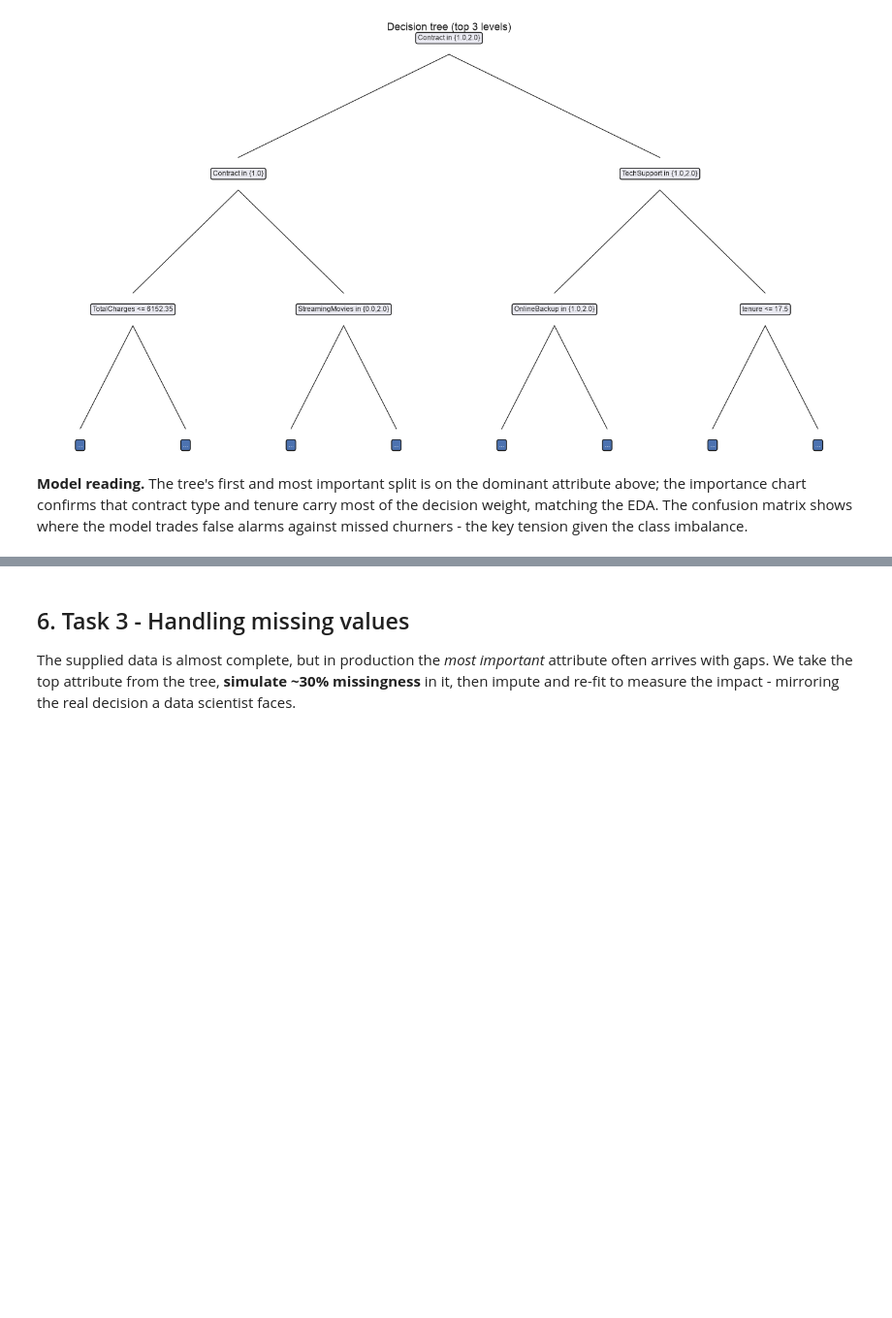
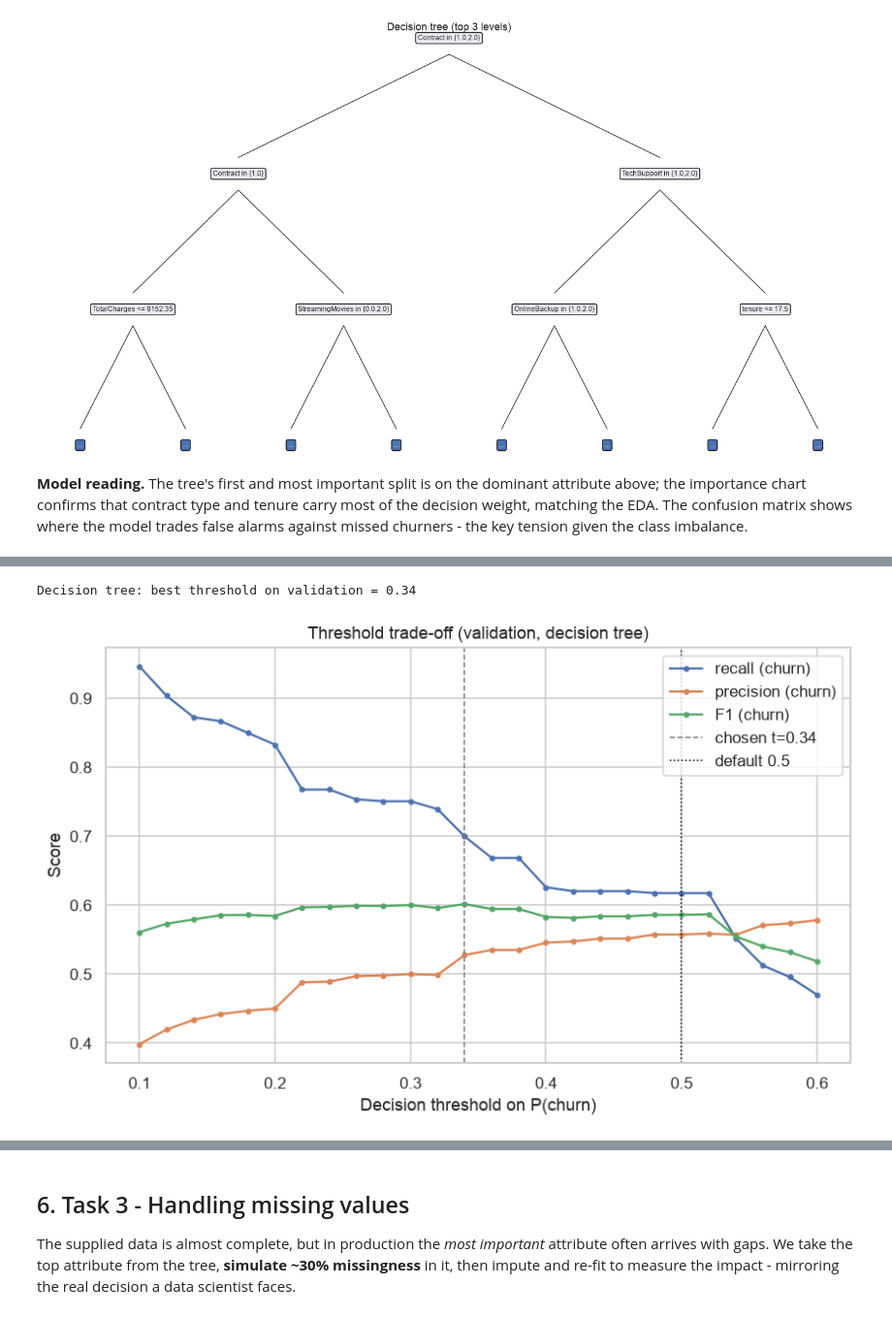
Before and after one commit to lfariabr/masters-swe-ai, a Jupyter notebook: 2026-T2/BDA/assignments/Assessment2/notebook/BDA601FariaLuis_Assessment2.ipynb, the cells around one changed output, grey strips where cells are left out. Shown at 97% size. Saved outputs shown, nothing was run; the diff lists cells and outputs as text; code cells hidden in the pictures; blank space fills up the shorter version.

```diff
--- a/2026-T2/BDA/assignments/Assessment2/notebook/BDA601FariaLuis_Assessment2.ipynb
+++ b/2026-T2/BDA/assignments/Assessment2/notebook/BDA601FariaLuis_Assessment2.ipynb
@@ -459,0 +469,37 @@ key tension given the class imbalance.
+# %%
+from pyspark.ml.functions import vector_to_array
+from pyspark.sql import functions as F
+
+# Pull (label, P[churn]) to the driver so any decision threshold can be scored cheaply.
+def scored(pred_df):
+    return pred_df.select("label", vector_to_array("probability")[1].alias("p1")).toPandas()
+
+def churn_scores(s, t):
+    yhat = (s["p1"] >= t).astype(int); y = s["label"].astype(int)
+    tp = int(((yhat == 1) & (y == 1)).sum()); fp = int(((yhat == 1) & (y == 0)).sum())
+    fn = int(((yhat == 0) & (y == 1)).sum()); tn = int(((yhat == 0) & (y == 0)).sum())
+    prec = tp / (tp + fp) if (tp + fp) else 0.0
+    rec  = tp / (tp + fn) if (tp + fn) else 0.0
+    f1   = 2 * prec * rec / (prec + rec) if (prec + rec) else 0.0
+    return {"acc": (tp + tn) / len(y), "precision": prec, "recall": rec, "f1": f1}
+
+auc_eval = BinaryClassificationEvaluator(labelCol="label", rawPredictionCol="rawPrediction", metricName="areaUnderROC")
+
+# (a) Tune the baseline tree's decision threshold on the VALIDATION set (maximise churn-class F1).
+val_s = scored(model.transform(val_df))
+grid = np.round(np.arange(0.10, 0.61, 0.02), 3)
+val_curve = pd.DataFrame([{"t": t, **churn_scores(val_s, t)} for t in grid])
+t_tree = float(val_curve.loc[val_curve["f1"].idxmax(), "t"])
+print("Decision tree: best threshold on validation =", t_tree)
+
+plt.figure(figsize=(8, 5))
+for col, lab in [("recall", "recall (churn)"), ("precision", "precision (churn)"), ("f1", "F1 (churn)")]:
+    plt.plot(val_curve["t"], val_curve[col], marker="o", ms=3, label=lab)
+plt.axvline(t_tree, color="grey", ls="--", lw=1, label=f"chosen t={t_tree}")
+plt.axvline(0.5, color="black", ls=":", lw=1, label="default 0.5")
+plt.xlabel("Decision threshold on P(churn)"); plt.ylabel("Score")
+plt.title("Threshold trade-off (validation, decision tree)")
+plt.legend(); plt.tight_layout(); plt.savefig(FIG_DIR / "fig09_recall_tradeoff.png"); plt.show()
+# %% [output]
+Decision tree: best threshold on validation = 0.34
+[figure, added]
```
Also changed, not shown: parts of 5 cells of this notebook, 5 other files.
